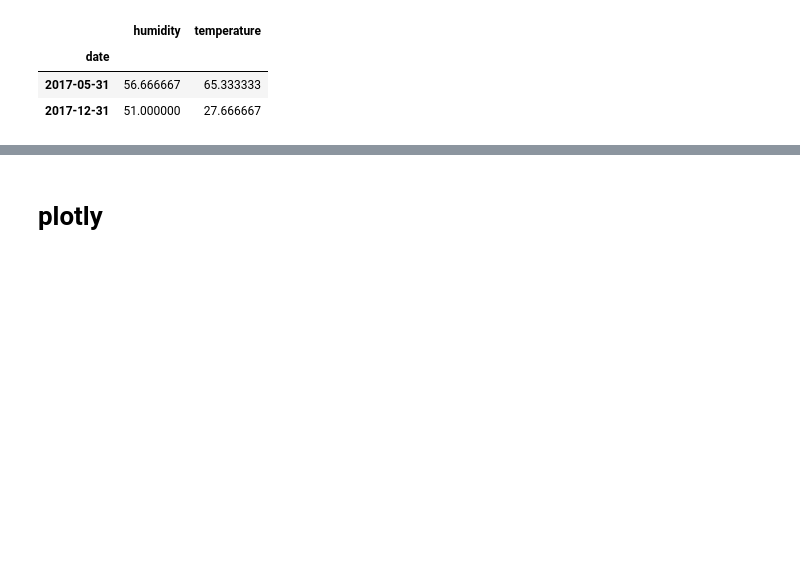
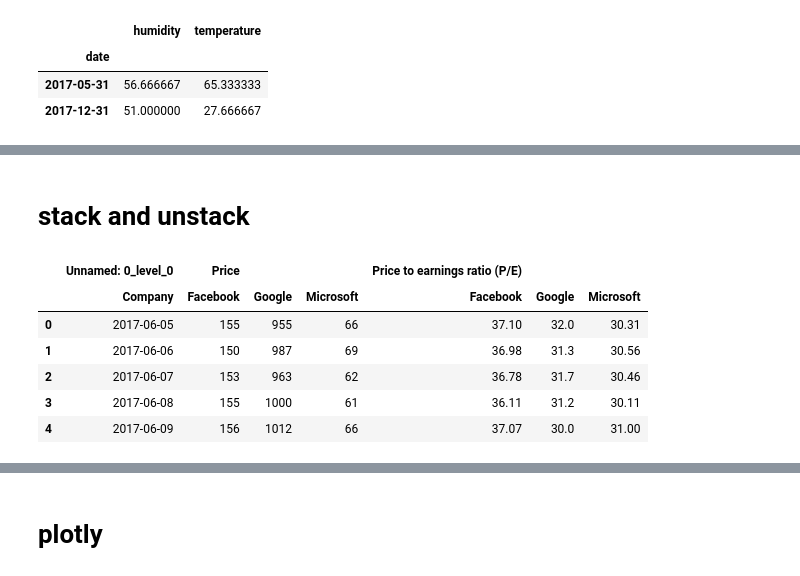
Before and after one commit to Ndeep/basic-s-of-pandas, a Jupyter notebook: pandas 1.ipynb, the cells around one changed output, grey strips where cells are left out. Drawn from its saved outputs; the diff is of its cells as text; code cells hidden in the pictures; blank space fills up the shorter version.

```diff
--- a/pandas 1.ipynb
+++ b/pandas 1.ipynb
@@ -471,0 +492,13 @@ df_gr.pivot_table(index=pd.Grouper(freq='M',key='date'))
+# %% [markdown]
+# stack and unstack
+# %%
+df_stacked=pd.read_excel('stocks.xlsx',header=[0,1])
+df_stacked
+# %% [output]
+|  | Unnamed: 0_level_0 | Price |  |  | Price to earnings ratio (P/E) |  |  |
+|  | Company | Facebook | Google | Microsoft | Facebook | Google | Microsoft |
+| 0 | 2017-06-05 | 155 | 955 | 66 | 37.10 | 32.0 | 30.31 |
+| 1 | 2017-06-06 | 150 | 987 | 69 | 36.98 | 31.3 | 30.56 |
+| 2 | 2017-06-07 | 153 | 963 | 62 | 36.78 | 31.7 | 30.46 |
+| 3 | 2017-06-08 | 155 | 1000 | 61 | 36.11 | 31.2 | 30.11 |
+| 4 | 2017-06-09 | 156 | 1012 | 66 | 37.07 | 30.0 | 31.00 |
```
Also changed, not shown: parts of 11 cells of this notebook, 6 other files.
